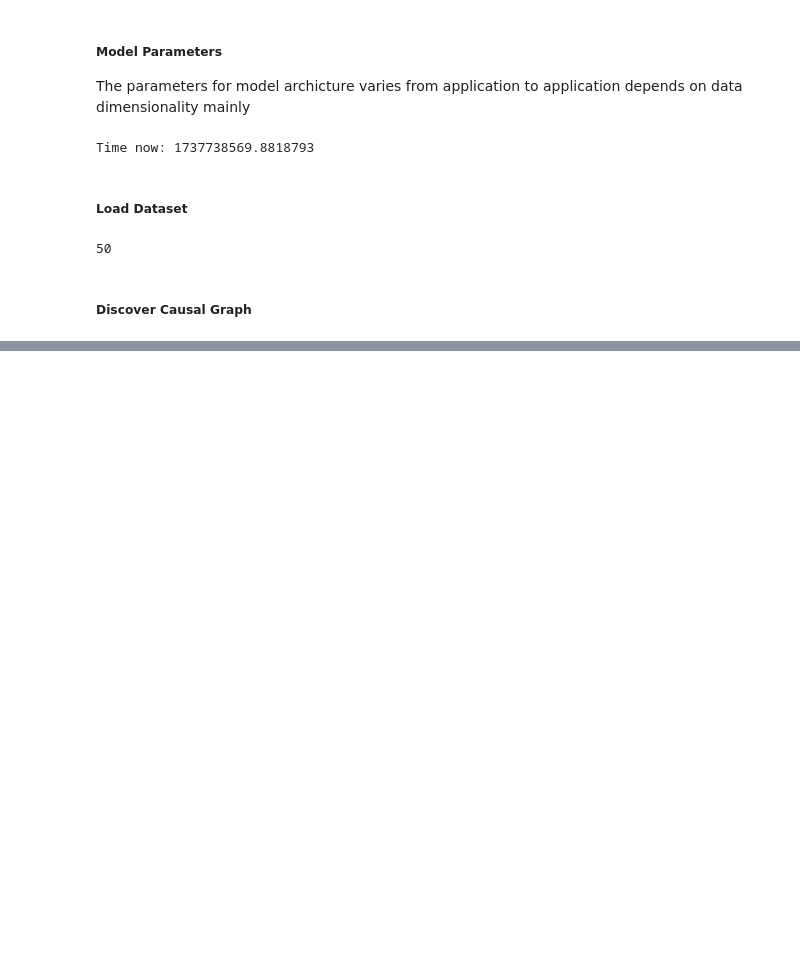
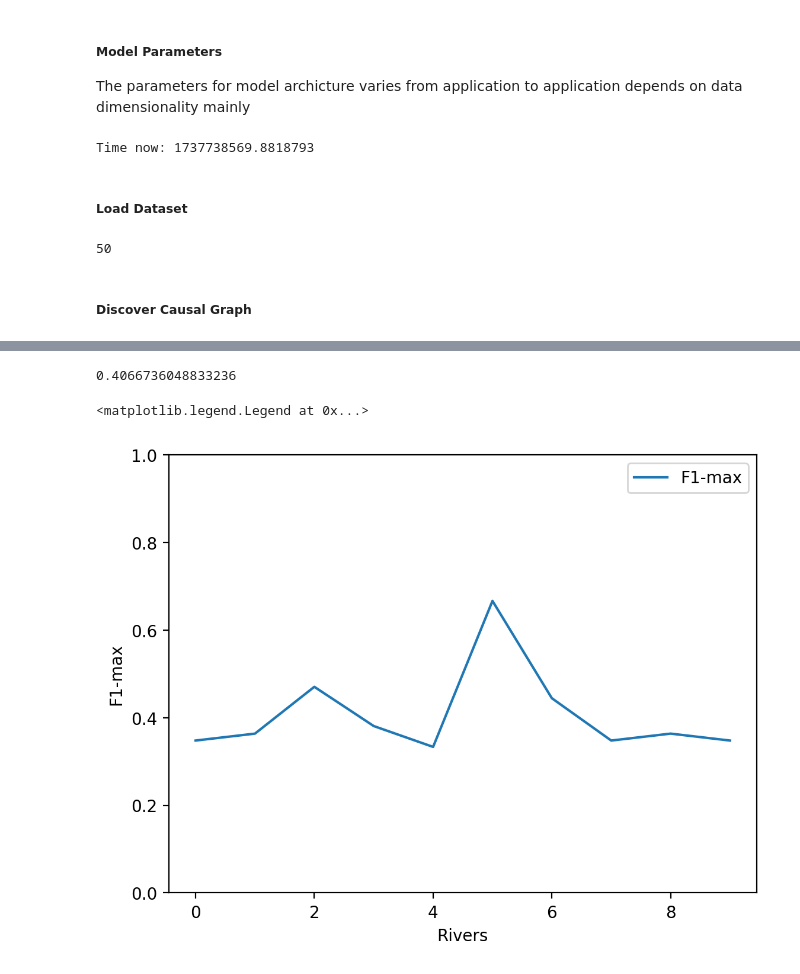
Before and after one commit to wasimahmadpk/cdmi, a Jupyter notebook: src/cdmi_examples.ipynb, the cells around one changed output, grey strips where cells are left out. Saved outputs shown, nothing was run; the diff lists cells and outputs as text; code cells hidden in the pictures; blank space fills up the shorter version.

Commit message:
cdmi updates RiverNet

```diff
--- a/src/cdmi_examples.ipynb
+++ b/src/cdmi_examples.ipynb
@@ -87,0 +260,11 @@ learning rate from ``lr_scheduler`` has been overwritten by ``learning_rate`` in
+# %%
+print(np.mean(fmax_rivers))
+plt.plot(fmax_rivers, label='F1-max')
+plt.ylim(0, 1)
+plt.xlabel('Rivers')
+plt.ylabel('F1-max')
+plt.legend()
+# %% [output]
+0.4066736048833236
+<matplotlib.legend.Legend at 0x...>
+[figure, added]
```
Also changed, not shown: parts of 1 cell of this notebook, 2 other files.
